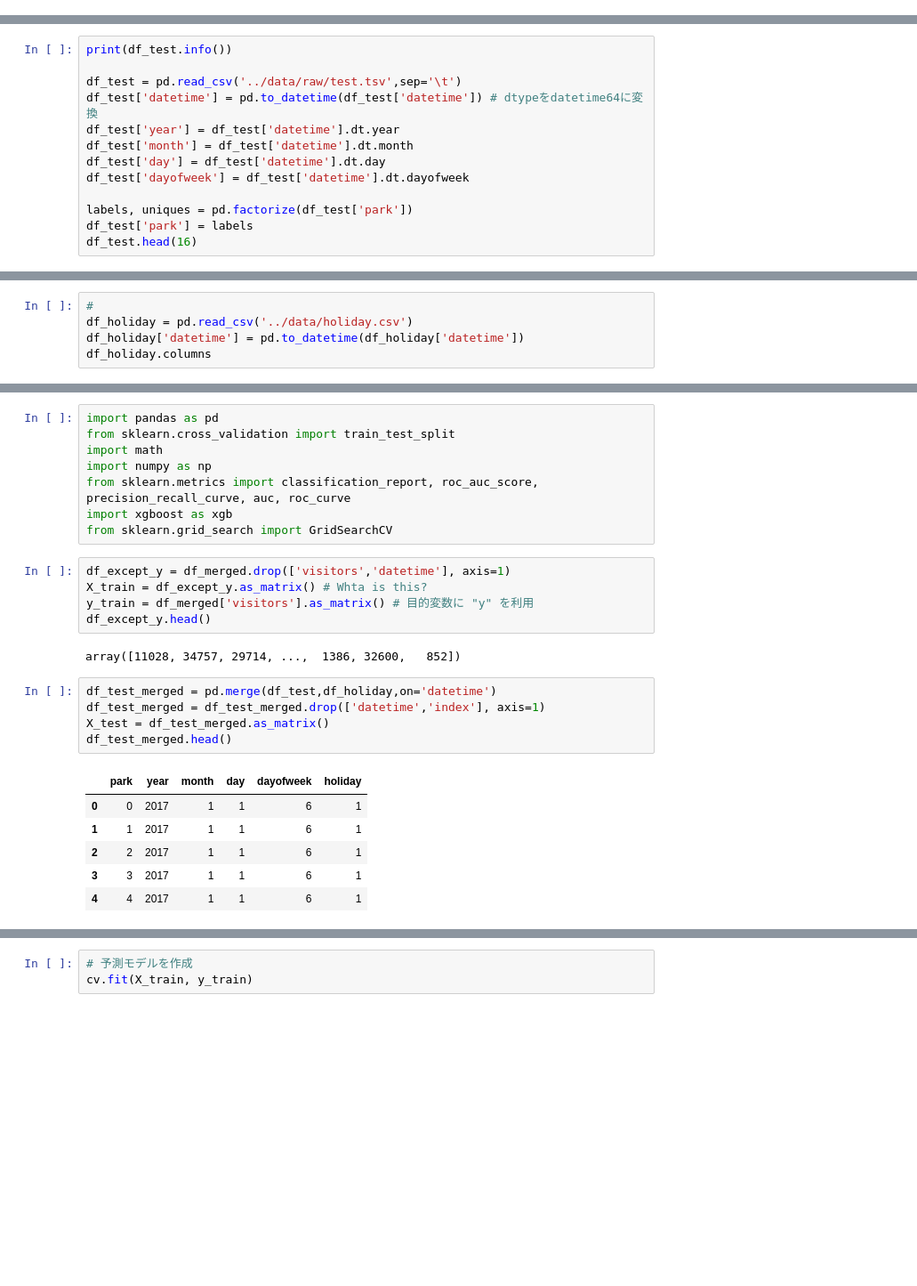
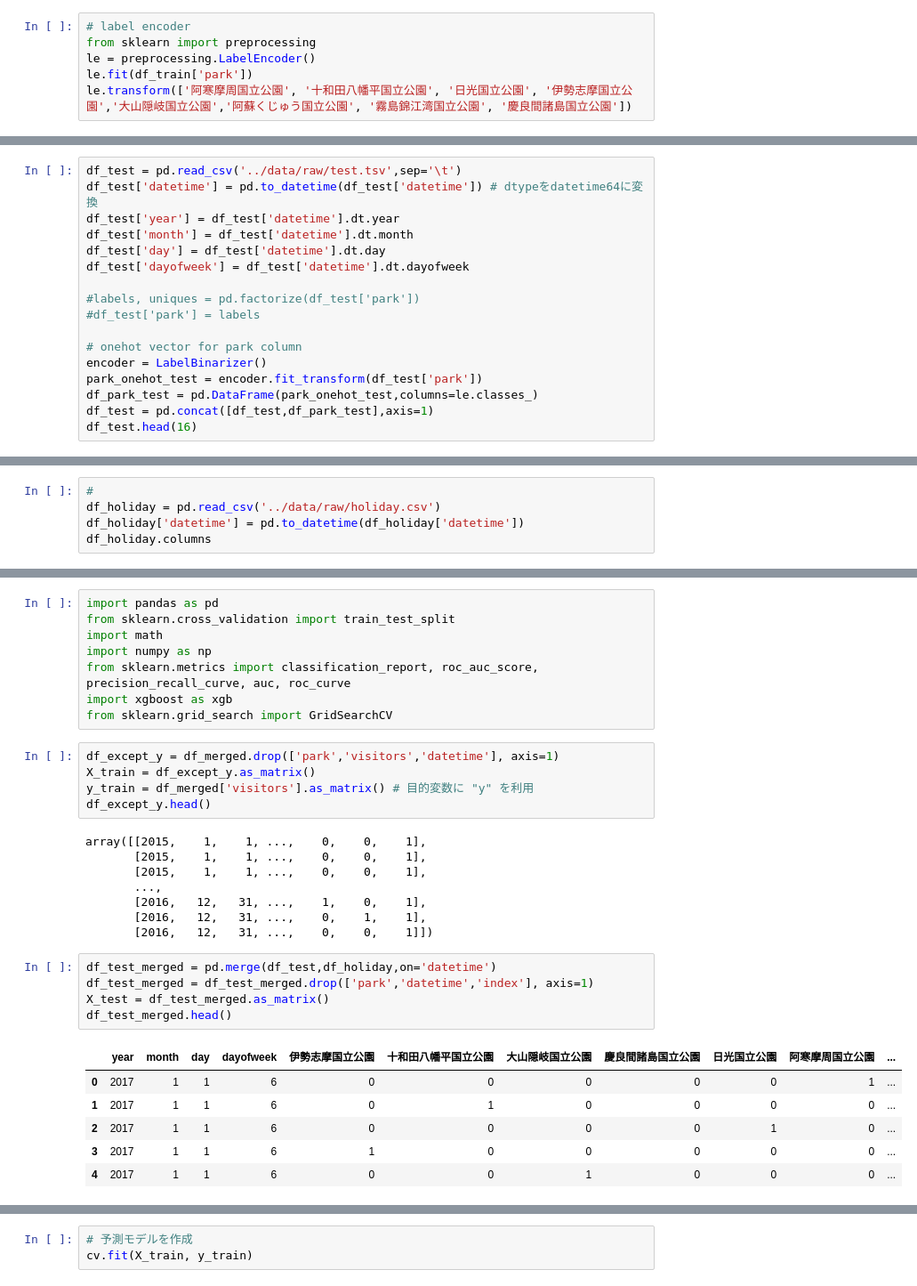
Before and after one commit to TaigoKuriyama/national_park_prediction, a Jupyter notebook: notebook/analyze.ipynb, the cells around one changed output, grey strips where cells are left out. Shown at 89% size. Drawn from its saved outputs; the diff is of its cells as text; blank space fills up the shorter version.

```diff
--- a/notebook/analyze.ipynb
+++ b/notebook/analyze.ipynb
@@ -109,0 +115,6 @@ df_train.head(16)
+# %%
+# label encoder
+from sklearn import preprocessing
+le = preprocessing.LabelEncoder()
+le.fit(df_train['park'])
+le.transform(['阿寒摩周国立公園', '十和田八幡平国立公園', '日光国立公園', '伊勢志摩国立公園','大山隠岐国立公園','阿蘇くじゅう国立公園', '霧島錦江湾国立公園', '慶良間諸島国立公園'])
@@ -162,8 +203,6 @@ df_train.groupby('datetime').mean().sort_values('visitors',ascending=False)
 
 ※indexは予測結果投稿時に必要となります。応募用サンプルファイルの説明もご参照ください。
 # %%
-print(df_test.info())
-
 df_test = pd.read_csv('../data/raw/test.tsv',sep='\t')
 df_test['datetime'] = pd.to_datetime(df_test['datetime']) # dtypeをdatetime64に変換
 df_test['year'] = df_test['datetime'].dt.year
@@ -171,7 +210,13 @@ df_test['month'] = df_test['datetime'].dt.month
 df_test['day'] = df_test['datetime'].dt.day
 df_test['dayofweek'] = df_test['datetime'].dt.dayofweek
 
-labels, uniques = pd.factorize(df_test['park'])
-df_test['park'] = labels
+#labels, uniques = pd.factorize(df_test['park'])
+#df_test['park'] = labels
+
+# onehot vector for park column
+encoder = LabelBinarizer()
+park_onehot_test = encoder.fit_transform(df_test['park'])
+df_park_test = pd.DataFrame(park_onehot_test,columns=le.classes_)
+df_test = pd.concat([df_test,df_park_test],axis=1)
 df_test.head(16)
 # %% [output]
@@ -409,7 +441,7 @@ df_sample_submit.head()
 | 4 | 5 | 57010 |
 # %%
 #
-df_holiday = pd.read_csv('../data/holiday.csv')
+df_holiday = pd.read_csv('../data/raw/holiday.csv')
 df_holiday['datetime'] = pd.to_datetime(df_holiday['datetime'])
 df_holiday.columns
 # %% [output]
@@ -446,24 +478,30 @@ from sklearn.metrics import classification_report, roc_auc_score, precision_reca
 import xgboost as xgb
 from sklearn.grid_search import GridSearchCV
 # %%
-df_except_y = df_merged.drop(['visitors','datetime'], axis=1)
-X_train = df_except_y.as_matrix() # Whta is this?
+df_except_y = df_merged.drop(['park','visitors','datetime'], axis=1)
+X_train = df_except_y.as_matrix()
 y_train = df_merged['visitors'].as_matrix() # 目的変数に "y" を利用
 df_except_y.head()
 # %% [output]
-array([11028, 34757, 29714, ...,  1386, 32600,   852])
+array([[2015,    1,    1, ...,    0,    0,    1],
+       [2015,    1,    1, ...,    0,    0,    1],
+       [2015,    1,    1, ...,    0,    0,    1],
+       ...,
+       [2016,   12,   31, ...,    1,    0,    1],
+       [2016,   12,   31, ...,    0,    1,    1],
+       [2016,   12,   31, ...,    0,    0,    1]])
 # %%
 df_test_merged = pd.merge(df_test,df_holiday,on='datetime')
-df_test_merged = df_test_merged.drop(['datetime','index'], axis=1)
+df_test_merged = df_test_merged.drop(['park','datetime','index'], axis=1)
 X_test = df_test_merged.as_matrix()
 df_test_merged.head()
 # %% [output]
-|  | park | year | month | day | dayofweek | holiday |
-| 0 | 0 | 2017 | 1 | 1 | 6 | 1 |
-| 1 | 1 | 2017 | 1 | 1 | 6 | 1 |
-| 2 | 2 | 2017 | 1 | 1 | 6 | 1 |
-| 3 | 3 | 2017 | 1 | 1 | 6 | 1 |
-| 4 | 4 | 2017 | 1 | 1 | 6 | 1 |
+|  | year | month | day | dayofweek | 伊勢志摩国立公園 | 十和田八幡平国立公園 | 大山隠岐国立公園 | 慶良間諸島国立公園 | 日光国立公園 | 阿寒摩周国立公園 | ... |
+| 0 | 2017 | 1 | 1 | 6 | 0 | 0 | 0 | 0 | 0 | 1 | ... |
+| 1 | 2017 | 1 | 1 | 6 | 0 | 1 | 0 | 0 | 0 | 0 | ... |
+| 2 | 2017 | 1 | 1 | 6 | 0 | 0 | 0 | 0 | 1 | 0 | ... |
+| 3 | 2017 | 1 | 1 | 6 | 1 | 0 | 0 | 0 | 0 | 0 | ... |
+| 4 | 2017 | 1 | 1 | 6 | 0 | 0 | 1 | 0 | 0 | 0 | ... |
 # %%
 params = {"learning_rate":[0.1,0.3,0.5],
         "max_depth": [2,3,5,10],
```
Also changed, not shown: parts of 9 cells of this notebook, 3 other files.
